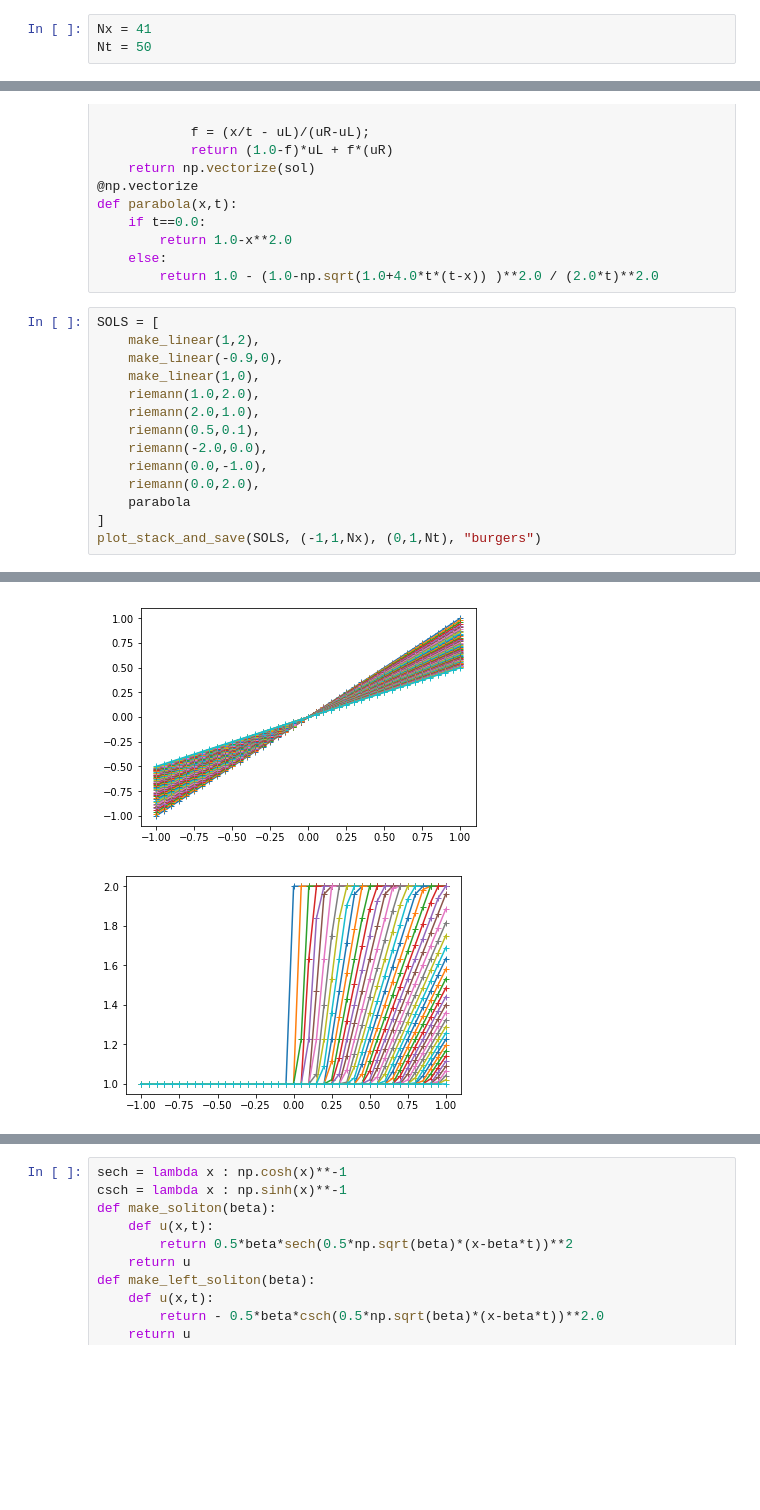
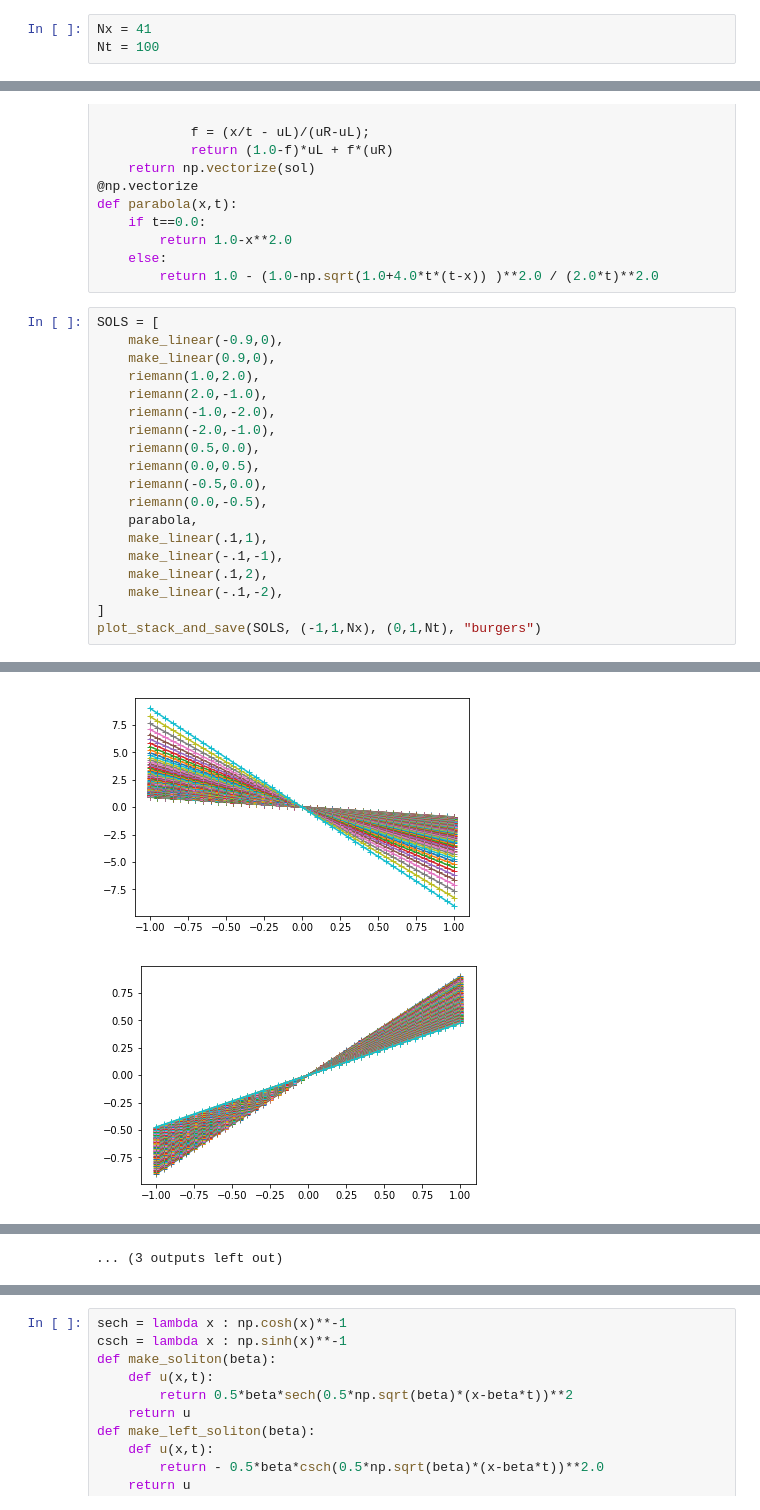
Before and after one commit to afqueiruga/nn_1d_pde, a Jupyter notebook: analytical_solutions.ipynb, the cells around one changed output, grey strips where cells are left out. Drawn from its saved outputs; the diff is of its cells as text; blank space fills up the shorter version.

```diff
--- a/analytical_solutions.ipynb
+++ b/analytical_solutions.ipynb
@@ -8,6 +10,6 @@ import sympy
 # %%
 Nx = 41
-Nt = 50
+Nt = 100
 # %%
 def plot_stack_and_save(SOLS, xlim, tlim, fname):
     xs = np.linspace(*xlim)
@@ -53,16 +55,21 @@ def parabola(x,t):
         return 1.0 - (1.0-np.sqrt(1.0+4.0*t*(t-x)) )**2.0 / (2.0*t)**2.0
 # %%
 SOLS = [
-    make_linear(1,2),
     make_linear(-0.9,0),
-    make_linear(1,0),
+    make_linear(0.9,0),
     riemann(1.0,2.0),
-    riemann(2.0,1.0),
-    riemann(0.5,0.1),
-    riemann(-2.0,0.0),
-    riemann(0.0,-1.0),
-    riemann(0.0,2.0),
-    parabola
+    riemann(2.0,-1.0),
+    riemann(-1.0,-2.0),
+    riemann(-2.0,-1.0),
+    riemann(0.5,0.0),
+    riemann(0.0,0.5),
+    riemann(-0.5,0.0),
+    riemann(0.0,-0.5),
+    parabola,
+    make_linear(.1,1),
+    make_linear(-.1,-1),
+    make_linear(.1,2),
+    make_linear(-.1,-2),
 ]
 plot_stack_and_save(SOLS, (-1,1,Nx), (0,1,Nt), "burgers")
 # %% [output]
@@ -71,2 +78,2 @@ plot_stack_and_save(SOLS, (-1,1,Nx), (0,1,Nt), "burgers")
-[figure, old version]
+[figure, new version]
-[figure, old version]
+[figure, new version]
@@ -79,3 +88,4 @@ plot_stack_and_save(SOLS, (-1,1,Nx), (0,1,Nt), "burgers")
+... (3 outputs left out)
 # %% [markdown]
 # The KdV Equation
 \begin{equation}
```
Also changed, not shown: parts of 4 cells of this notebook, 4 other files.
